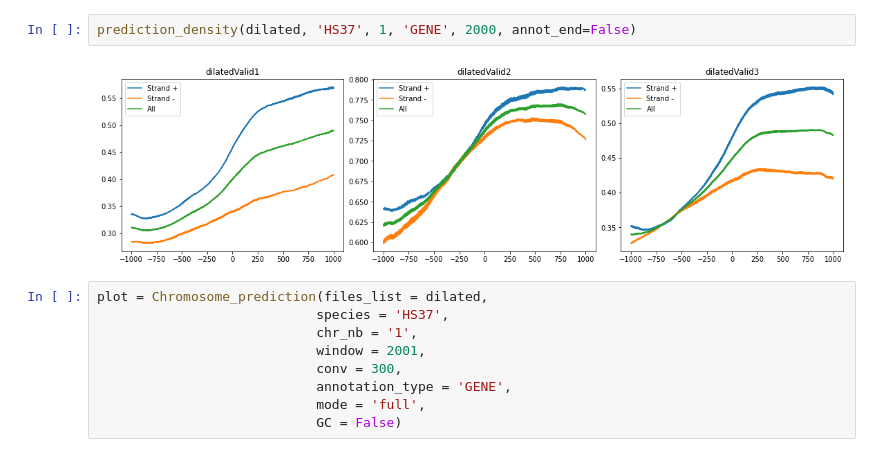
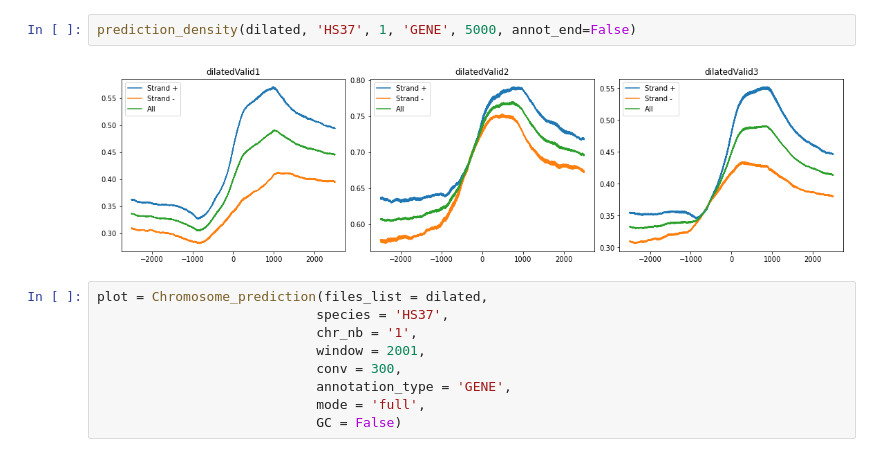
Before and after one commit to Lou-Duron/DeepCNN_annotation-MNHN, a Jupyter notebook: Prediction_analysis.ipynb, the cells around one changed output. Saved outputs shown, nothing was run; the diff lists cells and outputs as text.

Commit message:
Annotation mode

```diff
--- a/Prediction_analysis.ipynb
+++ b/Prediction_analysis.ipynb
@@ -14,7 +16,7 @@ prediction_quality(dilated, 'HS37', 1, 'GENE', mode='strand+')
 # %%
-prediction_density(dilated, 'HS37', 1, 'GENE', 2000, annot_end=False)
+prediction_density(dilated, 'HS37', 1, 'GENE', 5000, annot_end=False)
 # %% [output]
-[figure, old version]
+[figure, new version]
 # %%
 plot = Chromosome_prediction(files_list = dilated,
                             species = 'HS37',
```
Also changed, not shown: parts of 4 cells of this notebook, 6 other files.
